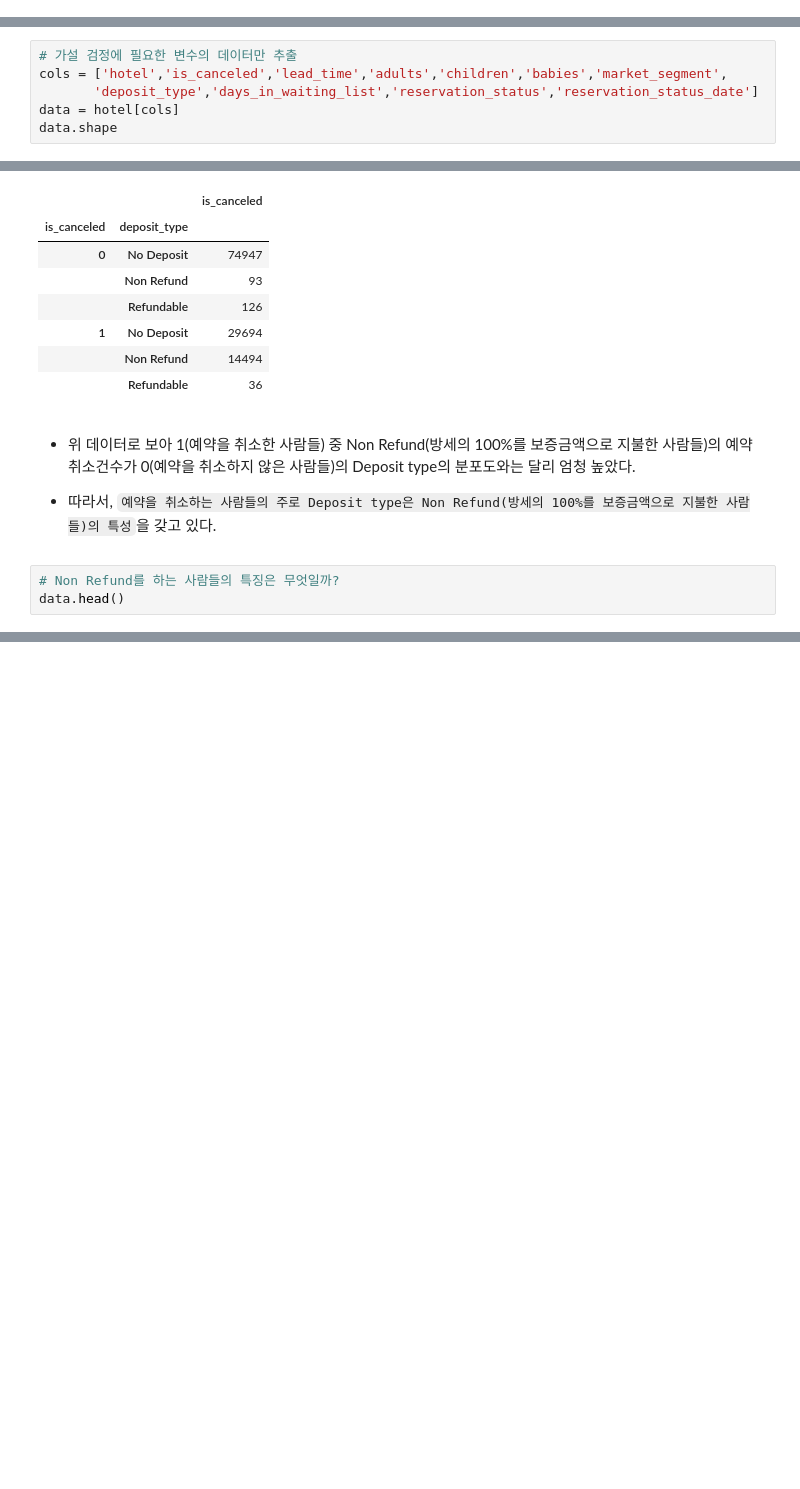
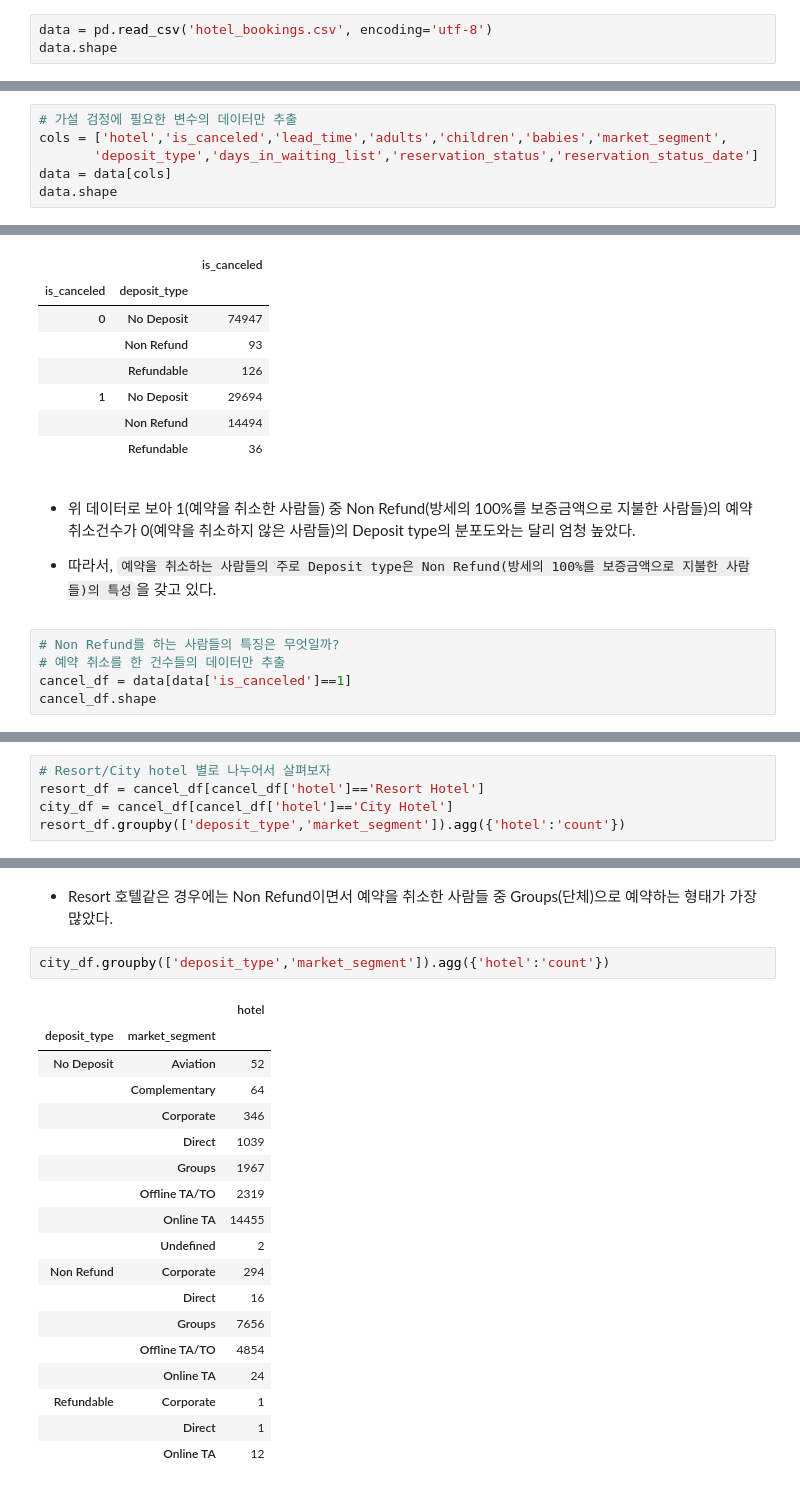
Before and after one commit to young-hun-jo/DataAnalysis, a Jupyter notebook: hotel_booking/analysis_myself.ipynb, the cells around one changed output, grey strips where cells are left out. Drawn from its saved outputs; the diff is of its cells as text; blank space fills up the shorter version.

```diff
--- a/hotel_booking/analysis_myself.ipynb
+++ b/hotel_booking/analysis_myself.ipynb
@@ -550,3 +550,6 @@ for hotel in hotels:
 - 예약 보증금을 얼마를 넣는지에 따라 예약을 취소하는지에 대한 가설 설정
     * 가설 : ``보증금을 조금 넣을수록 예약 취소를 할 가능성이 많을 것이다.``
     * 이유 : 개인적인 경험에서 도출된 가설인데, 본인이 유럽여행을 계획할 때 숙소를 부킹할 때 보증금을 최대한 조금 넣어놓는 것이 좋았다. 왜냐하면 정해진 여행 예산이 있었고 보증금이 많으면 정해진 예산을 금방 차지할 것 같은 심리적인(?)요소가 작용했었기 때문이다.
+# %%
+data = pd.read_csv('hotel_bookings.csv', encoding='utf-8')
+data.shape
@@ -554,7 +559,7 @@ for hotel in hotels:
 # 가설 검정에 필요한 변수의 데이터만 추출
 cols = ['hotel','is_canceled','lead_time','adults','children','babies','market_segment',
        'deposit_type','days_in_waiting_list','reservation_status','reservation_status_date']
-data = hotel[cols]
+data = data[cols]
 data.shape
 # %% [output]
 (119390, 11)
@@ -578,5 +583,7 @@ data.groupby(['is_canceled','deposit_type']).agg({'is_canceled':'count'}).rename
 - 따라서, ``예약을 취소하는 사람들의 주로 Deposit type은 Non Refund(방세의 100%를 보증금액으로 지불한 사람들)의 특성``을 갖고 있다.
 # %%
 # Non Refund를 하는 사람들의 특징은 무엇일까?
-data.head()
+# 예약 취소를 한 건수들의 데이터만 추출
+cancel_df = data[data['is_canceled']==1]
+cancel_df.shape
 # %% [output]
@@ -588,0 +591,5 @@ data.head()
+# %%
+# Resort/City hotel 별로 나누어서 살펴보자
+resort_df = cancel_df[cancel_df['hotel']=='Resort Hotel']
+city_df = cancel_df[cancel_df['hotel']=='City Hotel']
+resort_df.groupby(['deposit_type','market_segment']).agg({'hotel':'count'})
@@ -588,0 +613,23 @@ data.head()
+# %% [markdown]
+- Resort 호텔같은 경우에는 Non Refund이면서 예약을 취소한 사람들 중 Groups(단체)으로 예약하는 형태가 가장 많았다.
+# %%
+city_df.groupby(['deposit_type','market_segment']).agg({'hotel':'count'})
+# %% [output]
+|  |  | hotel |
+| deposit_type | market_segment |  |
+| No Deposit | Aviation | 52 |
+|  | Complementary | 64 |
+|  | Corporate | 346 |
+|  | Direct | 1039 |
+|  | Groups | 1967 |
+|  | Offline TA/TO | 2319 |
+|  | Online TA | 14455 |
+|  | Undefined | 2 |
+| Non Refund | Corporate | 294 |
+|  | Direct | 16 |
+|  | Groups | 7656 |
+|  | Offline TA/TO | 4854 |
+|  | Online TA | 24 |
+| Refundable | Corporate | 1 |
+|  | Direct | 1 |
+|  | Online TA | 12 |
```
Also changed, not shown: parts of 17 cells of this notebook.
